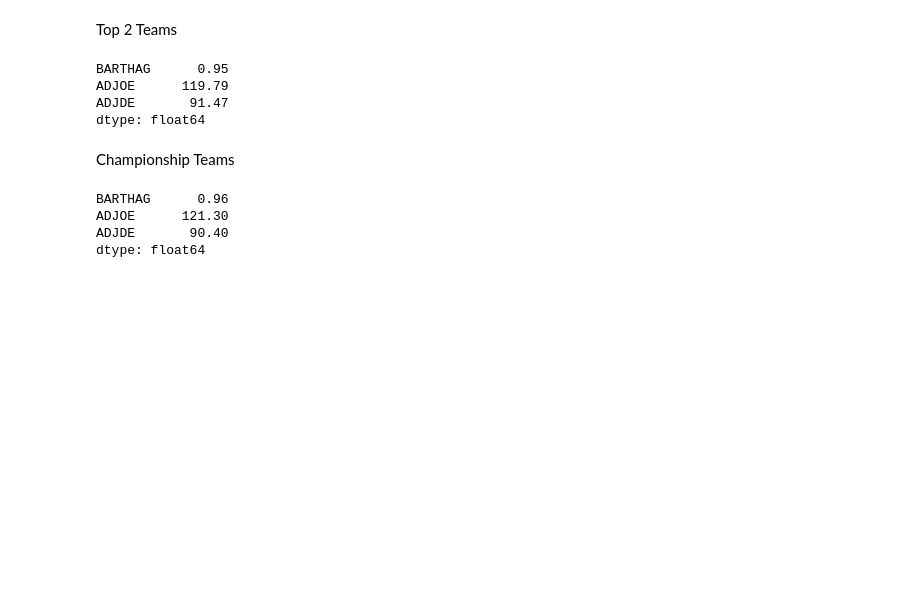
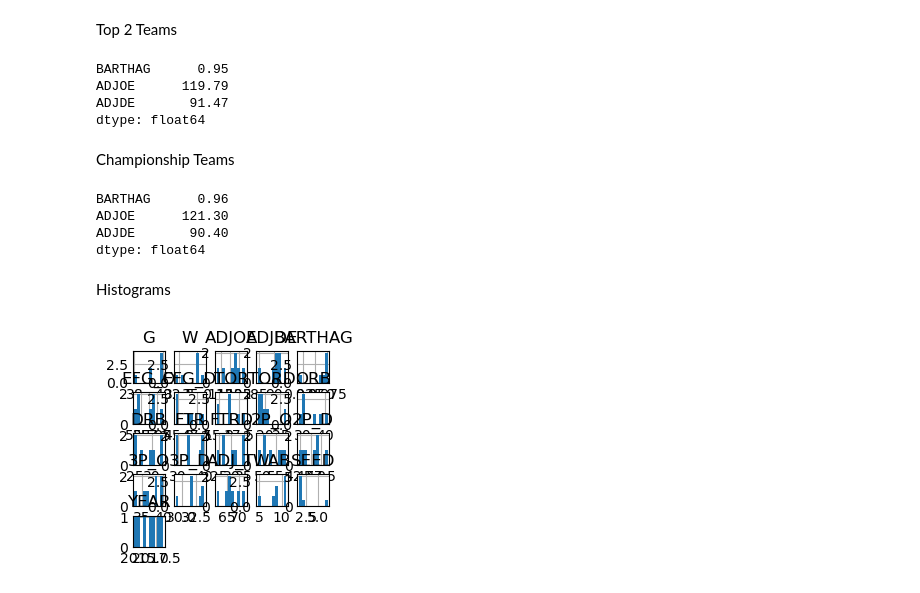
Before and after one commit to msmixj/datafun-06-projects, a Jupyter notebook: CollegeBB.ipynb, the cells around one changed output. Saved outputs shown, nothing was run; the diff lists cells and outputs as text; code cells hidden in the pictures; blank space fills up the shorter version.

```diff
--- a/CollegeBB.ipynb
+++ b/CollegeBB.ipynb
@@ -231,3 +231,11 @@ BARTHAG      0.96
 ADJOE      121.30
 ADJDE       90.40
 dtype: float64
+# %% [markdown]
+Histograms
+# %%
+%matplotlib inline
+
+histogram = Champs.hist()
+# %% [output]
+[figure, added]
```
Also changed, not shown: 2 other files.
